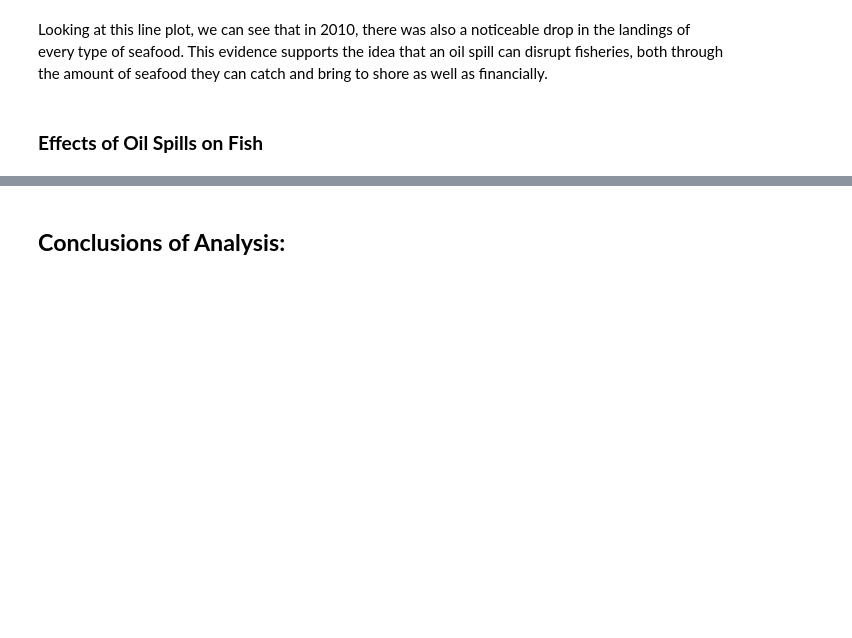
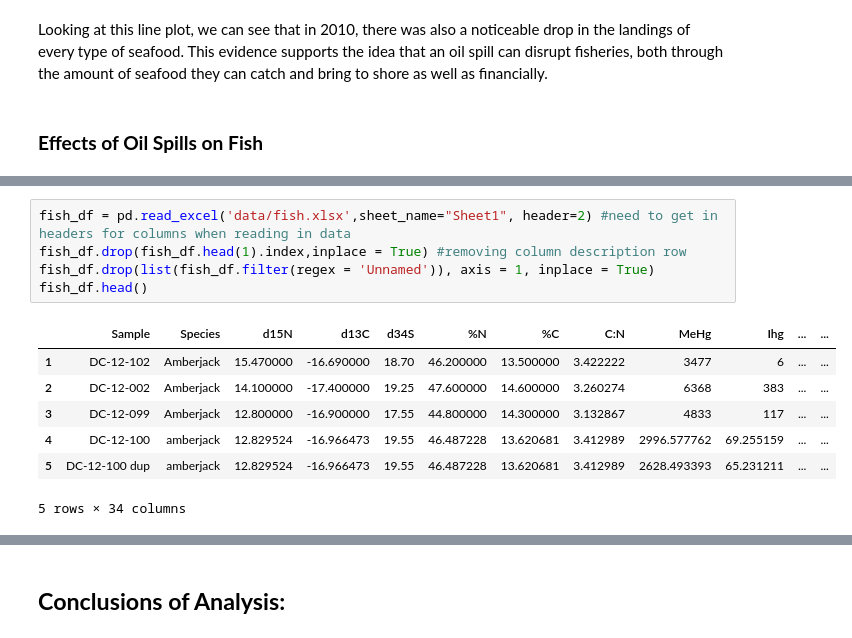
Before and after one commit to gbugieda/final-367-datascience, a Jupyter notebook: final-ocean-oil-spills.ipynb, the cells around one changed output, grey strips where cells are left out. Drawn from its saved outputs; the diff is of its cells as text; blank space fills up the shorter version.

```diff
--- a/final-ocean-oil-spills.ipynb
+++ b/final-ocean-oil-spills.ipynb
@@ -293,0 +297,13 @@ Looking at this line plot, we can see that in 2010, there was also a noticeable
+# %%
+fish_df = pd.read_excel('data/fish.xlsx',sheet_name="Sheet1", header=2) #need to get in headers for columns when reading in data
+fish_df.drop(fish_df.head(1).index,inplace = True) #removing column description row
+fish_df.drop(list(fish_df.filter(regex = 'Unnamed')), axis = 1, inplace = True)
+fish_df.head()
+# %% [output]
+|  | Sample | Species | d15N | d13C | d34S | %N | %C | C:N | MeHg | Ihg | ... | ... |
+| 1 | DC-12-102 | Amberjack | 15.470000 | -16.690000 | 18.70 | 46.200000 | 13.500000 | 3.422222 | 3477 | 6 | ... | ... |
+| 2 | DC-12-002 | Amberjack | 14.100000 | -17.400000 | 19.25 | 47.600000 | 14.600000 | 3.260274 | 6368 | 383 | ... | ... |
+| 3 | DC-12-099 | Amberjack | 12.800000 | -16.900000 | 17.55 | 44.800000 | 14.300000 | 3.132867 | 4833 | 117 | ... | ... |
+| 4 | DC-12-100 | amberjack | 12.829524 | -16.966473 | 19.55 | 46.487228 | 13.620681 | 3.412989 | 2996.577762 | 69.255159 | ... | ... |
+| 5 | DC-12-100 dup | amberjack | 12.829524 | -16.966473 | 19.55 | 46.487228 | 13.620681 | 3.412989 | 2628.493393 | 65.231211 | ... | ... |
+5 rows × 34 columns
```
Also changed, not shown: parts of 13 cells of this notebook.
